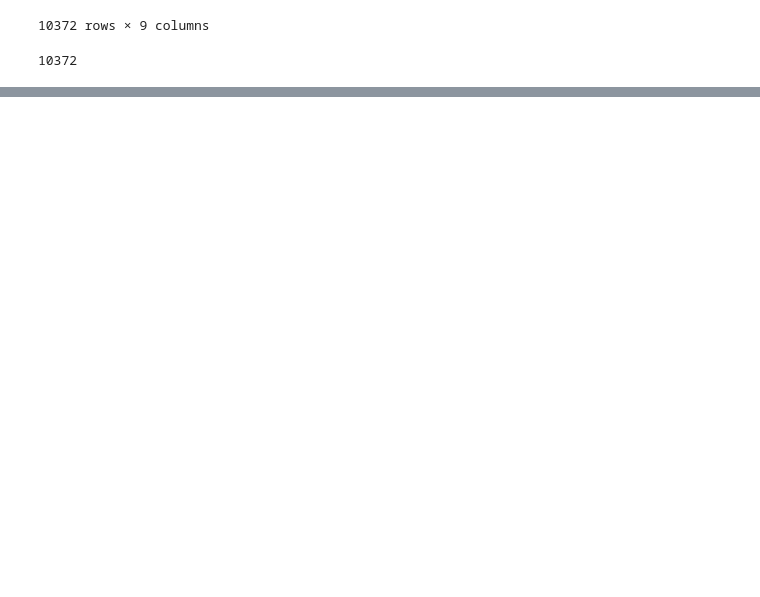
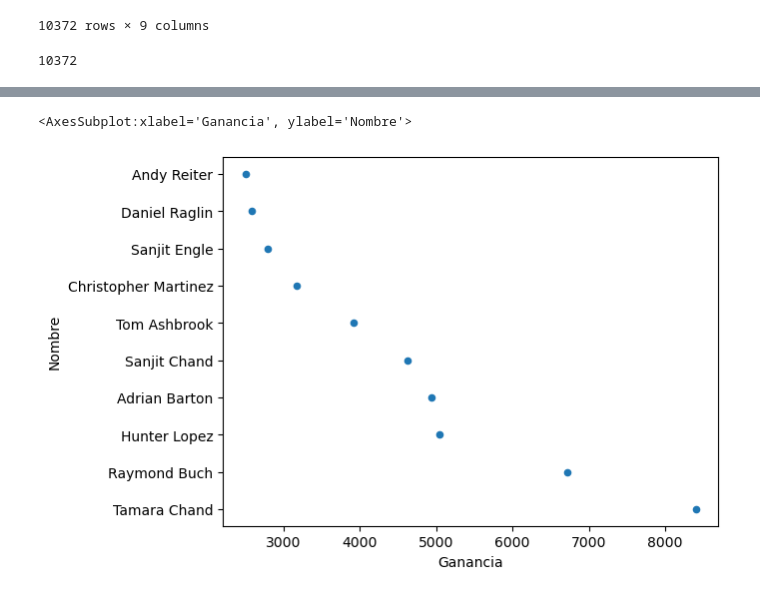
Before and after one commit to fhprime/Proyecto-Final-Ciencia-de-Datos, a Jupyter notebook: Proyecto.ipynb, the cells around one changed output, grey strips where cells are left out. Saved outputs shown, nothing was run; the diff lists cells and outputs as text; code cells hidden in the pictures; blank space fills up the shorter version.

```diff
--- a/Proyecto.ipynb
+++ b/Proyecto.ipynb
@@ -529,0 +536,6 @@ join_table.to_sql('Fact_super', mysql_driver, index=False, if_exists='append')
+# %%
+sql_query = '''SELECT Fact_super.Id_cliente,Cliente.Nombre, Ganancia from Fact_super
+		INNER JOIN Cliente on Fact_super.Id_cliente = Cliente.Id_cliente
+			 Group by Ganancia Order by Ganancia DESC LIMIT 10;'''
+cliente_ganancia_mayor = pd.read_sql(sql_query, mysql_driver)
+cliente_ganancia_mayor.head()
@@ -529,0 +549,5 @@ join_table.to_sql('Fact_super', mysql_driver, index=False, if_exists='append')
+# %%
+cliente_ganancia_mayor.plot(x='Ganancia', y='Nombre', kind='scatter')
+# %% [output]
+<AxesSubplot:xlabel='Ganancia', ylabel='Nombre'>
+[figure, added]
```
Also changed, not shown: parts of 10 cells of this notebook.
